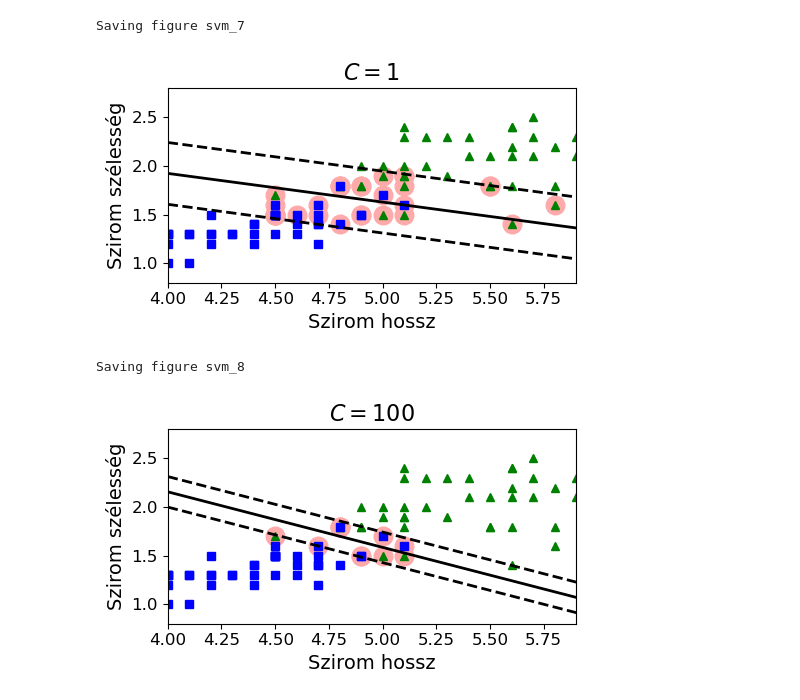
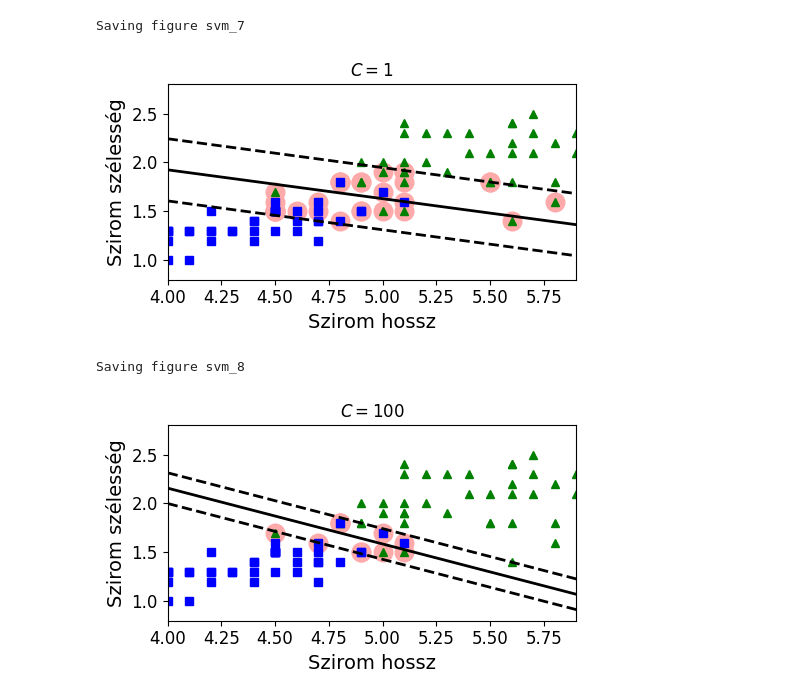
Before and after one commit to basictask/Elemzesmodszertan, a Jupyter notebook: 6_svm/doc/images/6_svm.ipynb, the cells around one changed output. Saved outputs shown, nothing was run; the diff lists cells and outputs as text; code cells hidden in the pictures.

```diff
--- a/6_svm/doc/images/6_svm.ipynb
+++ b/6_svm/doc/images/6_svm.ipynb
@@ -223,38 +226,38 @@ svm_clf2.coef_ = np.array([w2])
 
 # Find support vectors (LinearSVC does not do this automatically)
 t = y * 2 - 1
 support_vectors_idx1 = (t * (X.dot(w1) + b1) < 1).ravel()
 support_vectors_idx2 = (t * (X.dot(w2) + b2) < 1).ravel()
 svm_clf1.support_vectors_ = X[support_vectors_idx1]
 svm_clf2.support_vectors_ = X[support_vectors_idx2]
 
 
 plt.figure(figsize=(5, 3))
 plt.plot(X[:, 0][y==1], X[:, 1][y==1], "g^", label="Iris virginica")
 plt.plot(X[:, 0][y==0], X[:, 1][y==0], "bs", label="Iris versicolor")
 plot_svc_decision_boundary(svm_clf1, 4, 5.9)
 plt.xlabel("Szirom hossz")
 plt.ylabel("Szirom szélesség")
-plt.title("$C = {}$".format(svm_clf1.C), fontsize=16)
+plt.title("$C = {}$".format(svm_clf1.C))
 plt.axis([4, 5.9, 0.8, 2.8])
 save_fig('svm_7')
 plt.show()
 
 plt.figure(figsize=(5, 3))
 plt.plot(X[:, 0][y==1], X[:, 1][y==1], "g^")
 plt.plot(X[:, 0][y==0], X[:, 1][y==0], "bs")
 plot_svc_decision_boundary(svm_clf2, 4, 5.99)
 plt.xlabel("Szirom hossz")
 plt.ylabel("Szirom szélesség")
-plt.title("$C = {}$".format(svm_clf2.C), fontsize=16)
+plt.title("$C = {}$".format(svm_clf2.C))
 plt.axis([4, 5.9, 0.8, 2.8])
 save_fig('svm_8')
 plt.show()
 # %% [output]
 Saving figure svm_7
-[figure, old version]
+[figure, new version]
 Saving figure svm_8
-[figure, old version]
+[figure, new version]
 # %%
 X1D = np.linspace(-4, 4, 9).reshape(-1, 1)
 X2D = np.c_[X1D, X1D**2]
```
Also changed, not shown: parts of 14 cells of this notebook, 30 other files.
